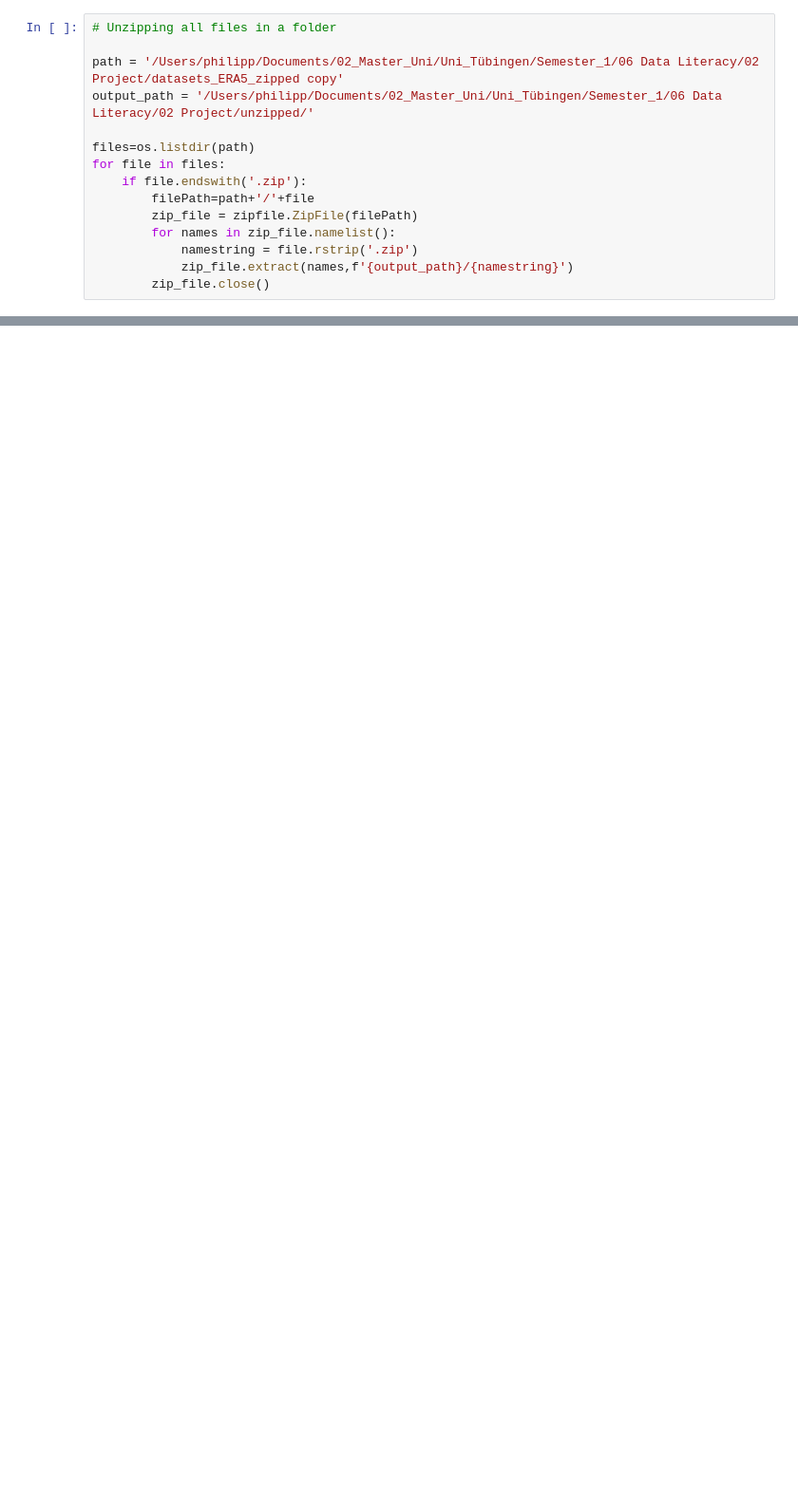
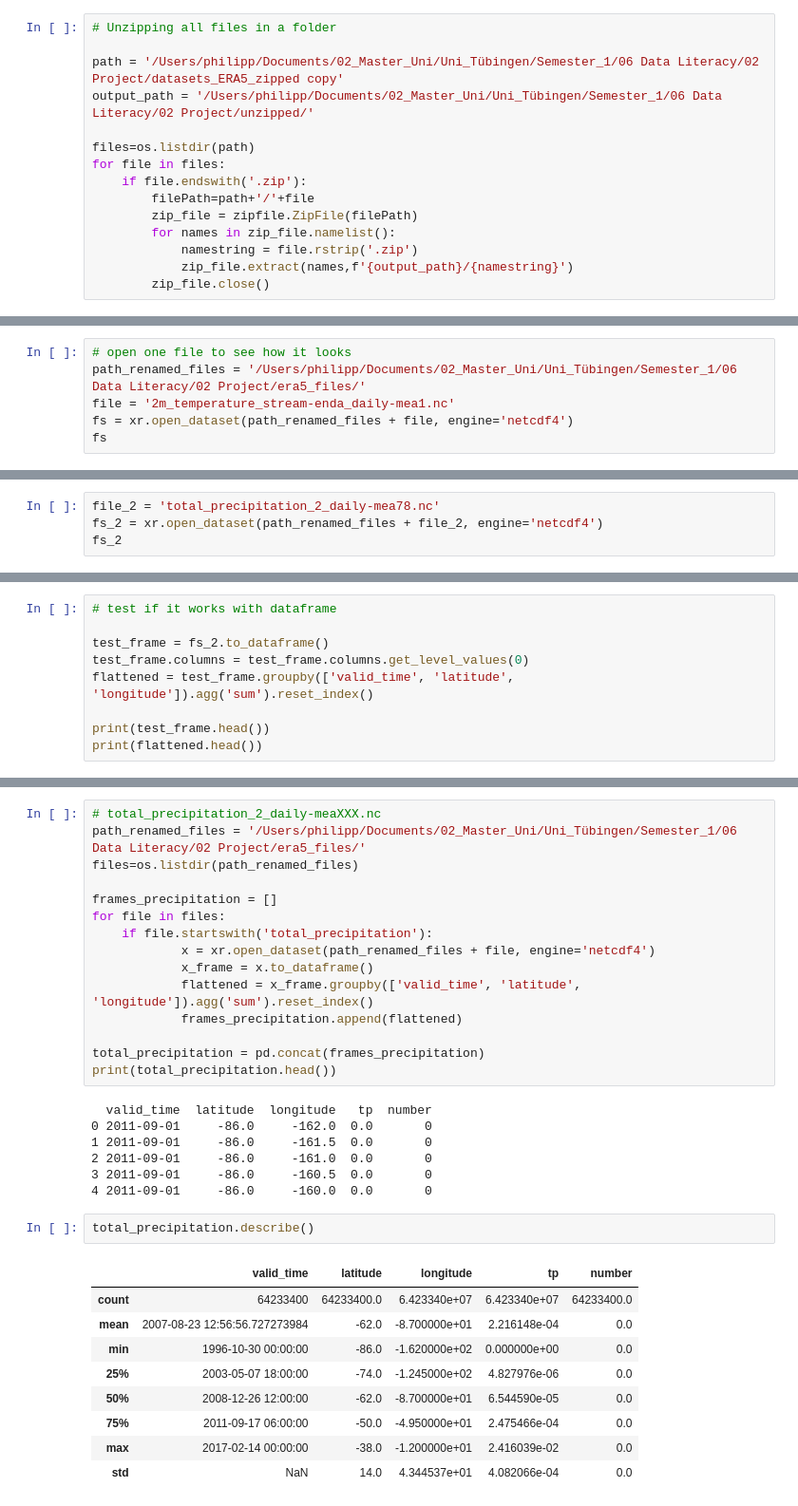
Before and after one commit to lennartp03/projectP, a Jupyter notebook: era5_datasets/era5_datasets_prep.ipynb, the cells around one changed output, grey strips where cells are left out. Shown: that part at 95% size. Saved outputs shown, nothing was run; the diff lists cells and outputs as text; blank space fills up the shorter version.

Commit message:
created one continuous dataset

```diff
--- a/era5_datasets/era5_datasets_prep.ipynb
+++ b/era5_datasets/era5_datasets_prep.ipynb
@@ -31,3 +35,9 @@ for folder in folders:
             dst =  file.rstrip('.nc') + str(i) + ".nc"
             os.rename(os.path.join(path_new, folder, file), os.path.join(path_renamed_files, dst))
             i += 1
+# %%
+# open one file to see how it looks
+path_renamed_files = '/Users/philipp/Documents/02_Master_Uni/Uni_Tübingen/Semester_1/06 Data Literacy/02 Project/era5_files/'
+file = '2m_temperature_stream-enda_daily-mea1.nc'
+fs = xr.open_dataset(path_renamed_files + file, engine='netcdf4')
+fs
@@ -33,0 +61,4 @@ for folder in folders:
+# %%
+file_2 = 'total_precipitation_2_daily-mea78.nc'
+fs_2 = xr.open_dataset(path_renamed_files + file_2, engine='netcdf4')
+fs_2
@@ -33,0 +82,9 @@ for folder in folders:
+# %%
+# test if it works with dataframe
+
+test_frame = fs_2.to_dataframe()
+test_frame.columns = test_frame.columns.get_level_values(0)
+flattened = test_frame.groupby(['valid_time', 'latitude', 'longitude']).agg('sum').reset_index()
+
+print(test_frame.head())
+print(flattened.head())
@@ -33,0 +105,34 @@ for folder in folders:
+# %%
+# total_precipitation_2_daily-meaXXX.nc
+path_renamed_files = '/Users/philipp/Documents/02_Master_Uni/Uni_Tübingen/Semester_1/06 Data Literacy/02 Project/era5_files/'
+files=os.listdir(path_renamed_files)
+
+frames_precipitation = []
+for file in files:
+    if file.startswith('total_precipitation'):
+            x = xr.open_dataset(path_renamed_files + file, engine='netcdf4')
+            x_frame = x.to_dataframe()
+            flattened = x_frame.groupby(['valid_time', 'latitude', 'longitude']).agg('sum').reset_index()
+            frames_precipitation.append(flattened)
+
+total_precipitation = pd.concat(frames_precipitation)
+print(total_precipitation.head())
+# %% [output]
+  valid_time  latitude  longitude   tp  number
+0 2011-09-01     -86.0     -162.0  0.0       0
+1 2011-09-01     -86.0     -161.5  0.0       0
+2 2011-09-01     -86.0     -161.0  0.0       0
+3 2011-09-01     -86.0     -160.5  0.0       0
+4 2011-09-01     -86.0     -160.0  0.0       0
+# %%
+total_precipitation.describe()
+# %% [output]
+|  | valid_time | latitude | longitude | tp | number |
+| count | 64233400 | 64233400.0 | 6.423340e+07 | 6.423340e+07 | 64233400.0 |
+| mean | 2007-08-23 12:56:56.727273984 | -62.0 | -8.700000e+01 | 2.216148e-04 | 0.0 |
+| min | 1996-10-30 00:00:00 | -86.0 | -1.620000e+02 | 0.000000e+00 | 0.0 |
+| 25% | 2003-05-07 18:00:00 | -74.0 | -1.245000e+02 | 4.827976e-06 | 0.0 |
+| 50% | 2008-12-26 12:00:00 | -62.0 | -8.700000e+01 | 6.544590e-05 | 0.0 |
+| 75% | 2011-09-17 06:00:00 | -50.0 | -4.950000e+01 | 2.475466e-04 | 0.0 |
+| max | 2017-02-14 00:00:00 | -38.0 | -1.200000e+01 | 2.416039e-02 | 0.0 |
+| std | NaN | 14.0 | 4.344537e+01 | 4.082066e-04 | 0.0 |
```
Also changed, not shown: parts of 14 cells of this notebook.
